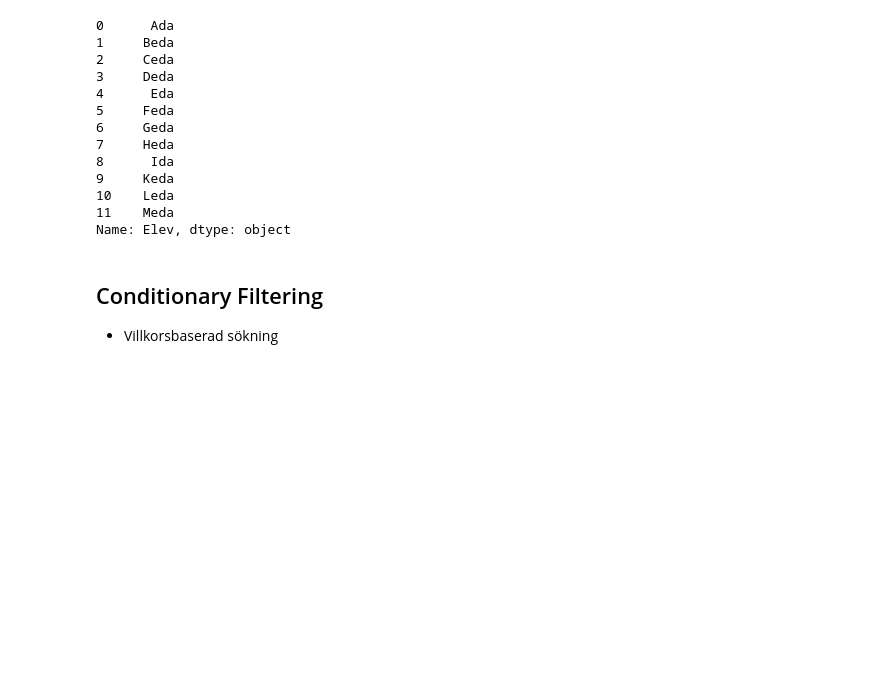
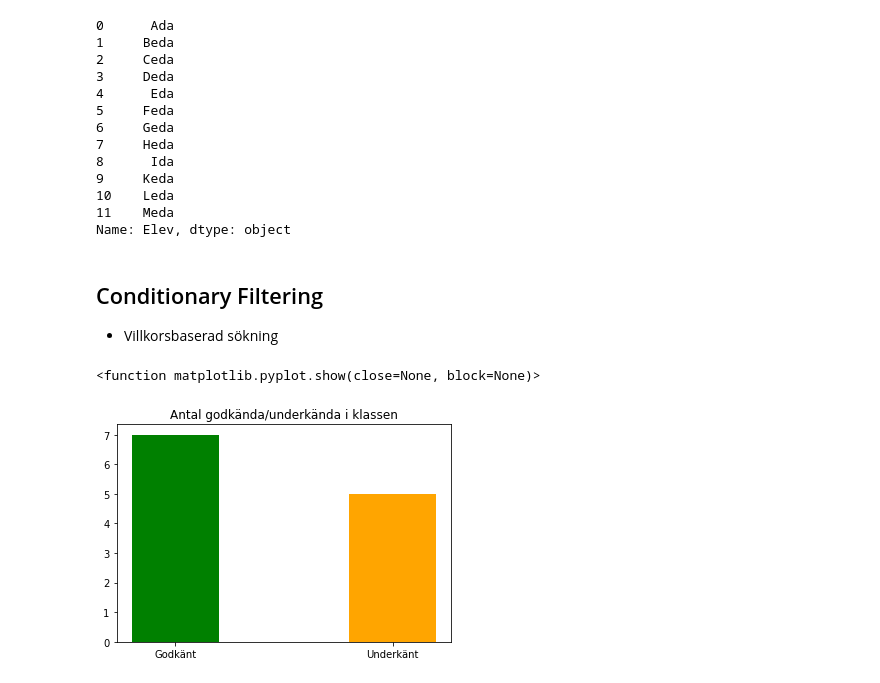
Before and after one commit to axeljornulf/axel_jornulf_te19d, a Jupyter notebook: pandas/pandas.ipynb, the cells around one changed output. Drawn from its saved outputs; the diff is of its cells as text; code cells hidden in the pictures; blank space fills up the shorter version.

```diff
--- a/pandas/pandas.ipynb
+++ b/pandas/pandas.ipynb
@@ -62,6 +62,19 @@ Name: Elev, dtype: object
 # %%
 import pandas as pd
 import numpy as np
 import matplotlib.pyplot as plt
 
 df = pd.read_csv('Matteprov.csv')
+
+df['Total'] = df.sum(axis=1)
+df['Betyg'] = np.where(df['Total'] >= 8, "Godkänt", "Underkänt")
+
+betygLista = df["Betyg"].value_counts().tolist()
+labels = df["Betyg"].unique()
+
+plt.bar(labels, betygLista, width=.4, color= ["green", "orange"])
+plt.title("Antal godkända/underkända i klassen")
+plt.show
+# %% [output]
+<function matplotlib.pyplot.show(close=None, block=None)>
+[figure, added]
```
Also changed, not shown: 2 other files.
